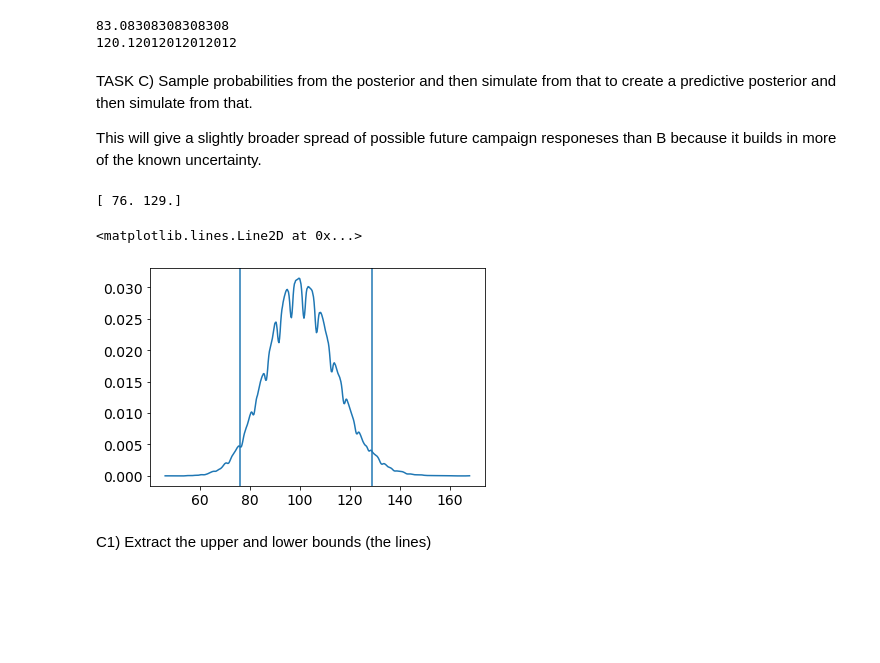
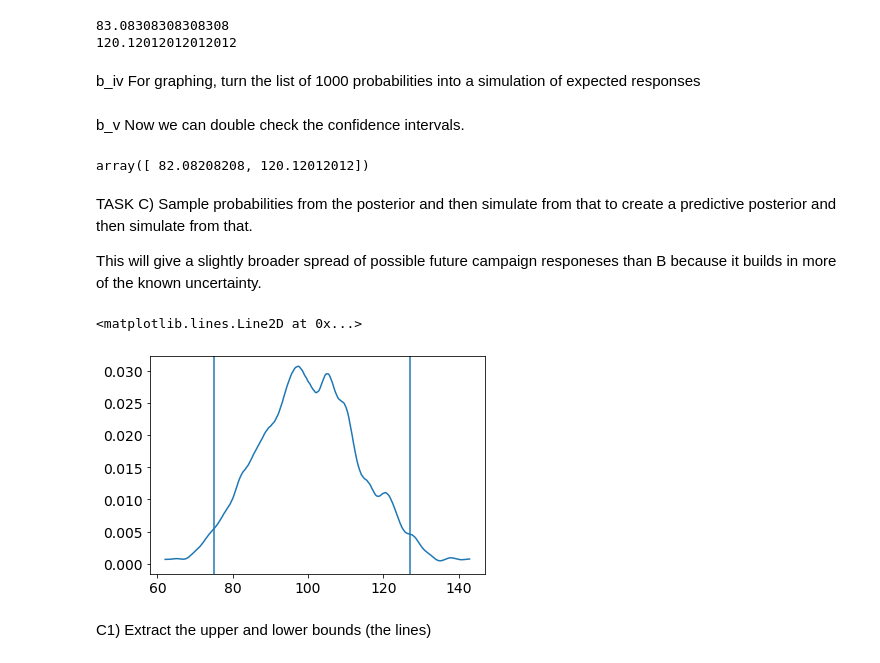
Before and after one commit to steed360/3D-Graphics, a Jupyter notebook: Estimate_Uncertain_In_Future_Campaign_Responses.ipynb, the cells around one changed output. Saved outputs shown, nothing was run; the diff lists cells and outputs as text; code cells hidden in the pictures; blank space fills up the shorter version.

```diff
--- a/Estimate_Uncertain_In_Future_Campaign_Responses.ipynb
+++ b/Estimate_Uncertain_In_Future_Campaign_Responses.ipynb
@@ -118,3 +120,5 @@ print ( New_Campaign_Size * lstCI [1] )
 # %% [output]
 83.08308308308308
 120.12012012012012
+# %% [markdown]
+b_iv For graphing, turn the list of 1000 probabilities into a simulation of expected responses
@@ -121,3 +127,10 @@ print ( New_Campaign_Size * lstCI [1] )
+# %% [markdown]
+b_v Now we can double check the confidence intervals.
+# %%
+# If you have samples the confidence intervals are just percentiles.
+np.percentile (samples_b_final, [2.5,97.5])
+# %% [output]
+array([ 82.08208208, 120.12012012])
 # %% [markdown]
 TASK C) Sample probabilities from the posterior and then simulate from that to create a predictive posterior and then simulate from  that.
 
@@ -125,32 +138,35 @@ This will give a slightly broader spread of possible future campaign responeses
 # %%
 # We have already calculated the posterior and have the grid points:
 #grid_points
 #posterior
 
-probs = np.random.choice(p_grid, p=posterior, size=int(1e5), replace=True)
+#probs = np.random.choice(p_grid, p=posterior, size=int(1e5), replace=True)
 
 # previous code
 #samples = np.random.choice(p_grid, p=posterior, size=int(1e5), replace=True)
 
 # New code
-number_of_simulations=100000
+number_of_simulations= New_Campaign_Size
 campaign_size = 1000
-samples = stats.binom.rvs(n=campaign_size, p= probs, size=number_of_simulations )
 
-az.plot_kde ( samples)
+probs = np.random.choice(p_grid, p=posterior, size=New_Campaign_Size, replace=True)
+samples_c = stats.binom.rvs(n=campaign_size, p= probs, size=New_Campaign_Size )
+
+# samples_c = stats.binom.rvs(n=campaign_size, p= probs, size=10000 )
+
+az.plot_kde ( samples_c)
 
 # If you have samples the confidence intervals are just percentiles.
-lstCI_c = np.percentile (samples, [2.5,97.5])
+lstCI_c = np.percentile (samples_c, [2.5,97.5])
 # print (  lstCI_c)
 plt.axvline (lstCI_c[0] )
 plt.axvline (lstCI_c[1] )
 
 # This is a broader distribution than before.
 #print ( [ lstCI[0] / trials, lstCI[1]/ trials ])
 # %% [output]
-[ 76. 129.]
+<matplotlib.lines.Line2D at 0x...>
-<matplotlib.lines.Line2D at 0x...>
-[figure, old version]
+[figure, new version]
 # %% [markdown]
 C1) Extract the upper and lower bounds (the lines)
 # %%
```
Also changed, not shown: parts of 11 cells of this notebook.
